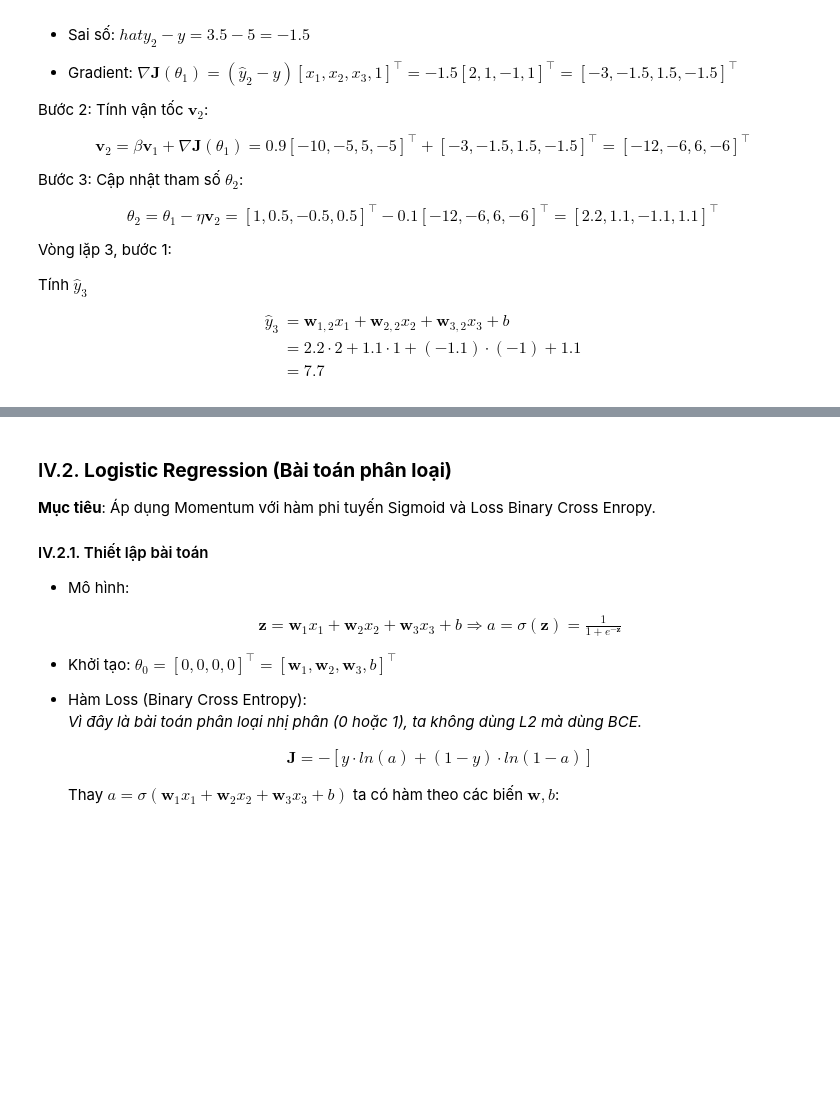
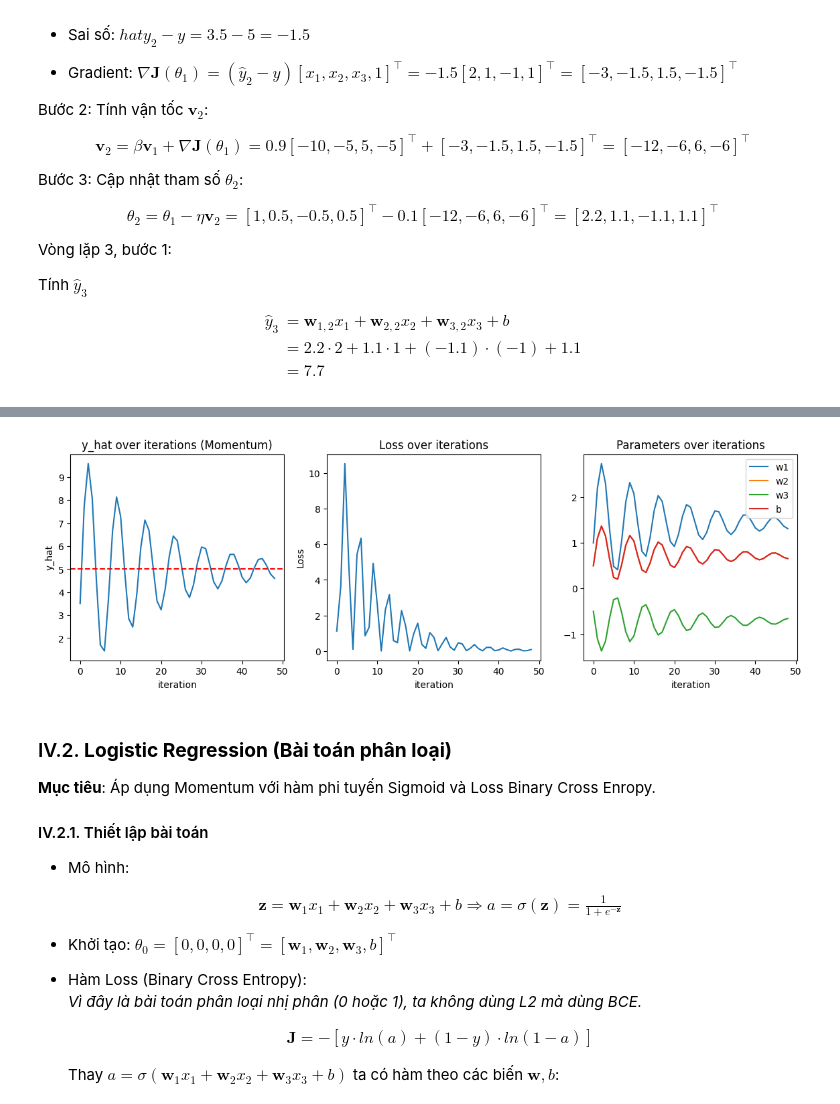
Before and after one commit to tieutrikiet/momentum-maths-fundamentals-4-cs-co5097, a Jupyter notebook: report.ipynb, the cells around one changed output, grey strips where cells are left out. Cells and saved outputs as stored; diff of their text form; code cells hidden in the pictures; blank space fills up the shorter version.

```diff
--- a/report.ipynb
+++ b/report.ipynb
@@ -1721,3 +1721,91 @@ Tính $\hat{y}_3$
 &= 2.2 \cdot 2 + 1.1 \cdot 1 + (-1.1) \cdot (-1) + 1.1 \\
 &= 7.7
 \end{aligned}
+# %%
+import numpy as np
+import matplotlib.pyplot as plt
+
+# Input và output
+x = np.array([2.0, 1.0, -1.0, 1.0])  # [x1, x2, x3, 1]
+y = 5.0
+
+# Hyperparameters
+eta = 0.1
+beta = 0.9
+
+# Khởi tạo
+theta = np.array([0.0, 0.0, 0.0, 0.0])
+v = np.array([0.0, 0.0, 0.0, 0.0])
+
+# For plotting
+history_yhat = []
+history_loss = []
+history_theta = []
+
+def forward(theta, x):
+    return np.dot(theta, x)
+
+def gradient(theta, x, y):
+    y_hat = forward(theta, x)
+    error = y_hat - y
+    grad = error * x
+    return y_hat, error, grad
+
+print("=== MOMENTUM MANUAL SIMULATION ===\n")
+
+for t in range(1, 50):
+    print(f"\n---- Iteration {t} ----")
+
+    y_hat, error, grad = gradient(theta, x, y)
+    print("y_hat_before_update:", y_hat)
+    print("error:", error)
+    print("gradient:", grad)
+
+    # Momentum update
+    v = beta * v + grad
+    print("v_t:", v)
+
+    theta = theta - eta * v
+    print("theta:", theta)
+
+    # After update
+    y_hat_after = forward(theta, x)
+    print("y_hat_after_update:", y_hat_after)
+
+    # Save history
+    history_yhat.append(y_hat_after)
+    history_loss.append((y_hat_after - y)**2 / 2)
+    history_theta.append(theta.copy())
+
+
+# ---------- PLOTTING (D2L style) ----------
+plt.figure(figsize=(14,4))
+
+# Plot predicted ŷ
+plt.subplot(1, 3, 1)
+plt.plot(history_yhat)
+plt.axhline(y, color='r', linestyle='--')
+plt.title("y_hat over iterations (Momentum)")
+plt.xlabel("iteration")
+plt.ylabel("y_hat")
+
+# Plot loss
+plt.subplot(1, 3, 2)
+plt.plot(history_loss)
+plt.title("Loss over iterations")
+plt.xlabel("iteration")
+plt.ylabel("Loss")
+
+# Plot parameters
+history_theta = np.array(history_theta)
+plt.subplot(1, 3, 3)
+plt.plot(history_theta[:,0], label="w1")
+plt.plot(history_theta[:,1], label="w2")
+plt.plot(history_theta[:,2], label="w3")
+plt.plot(history_theta[:,3], label="b")
+plt.title("Parameters over iterations")
+plt.xlabel("iteration")
+plt.legend()
+
+plt.show()
+# %% [output]
@@ -1724,3 +1829,4 @@ Tính $\hat{y}_3$
+[figure, added]
 # %% [markdown]
 ### IV.2. **Logistic Regression (Bài toán phân loại)**
 
```
Also changed, not shown: parts of 3 cells of this notebook.
